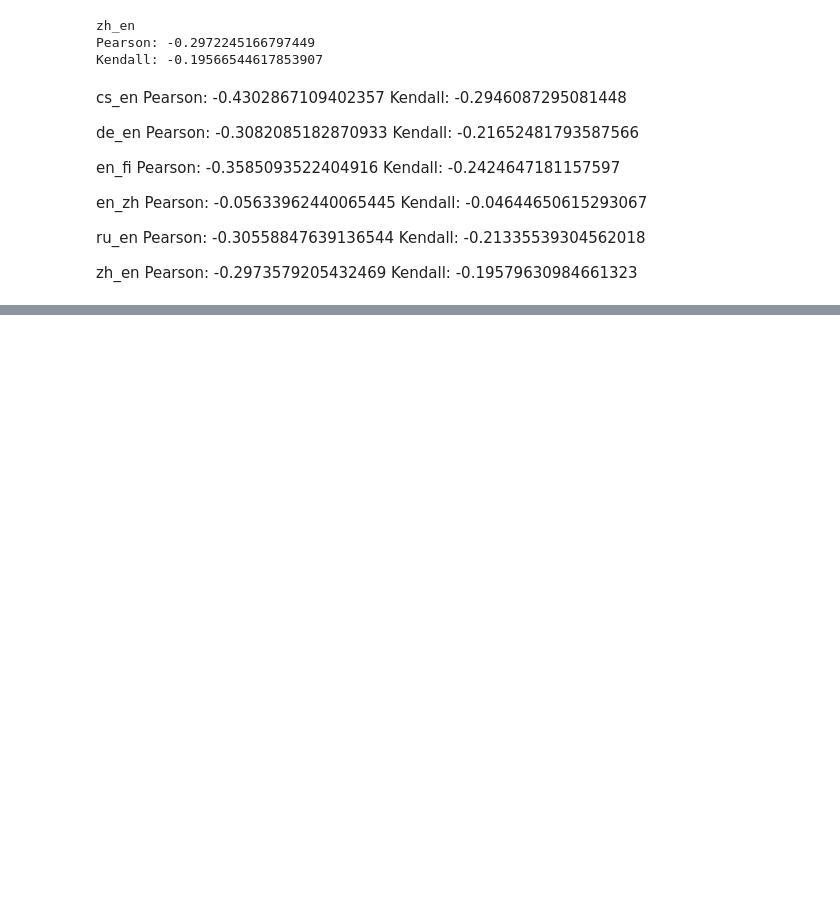
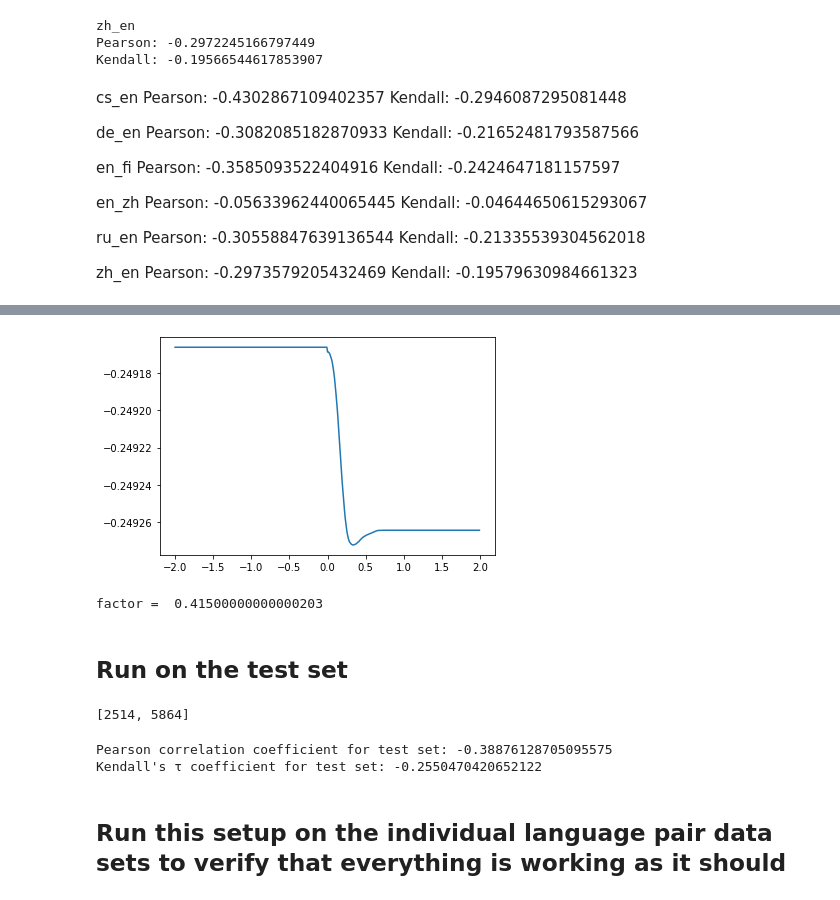
Before and after one commit to FranzMichaelFrank/Text_Mining_Group_Project, a Jupyter notebook: PM_2021-05-26_Embedding.ipynb, the cells around one changed output, grey strips where cells are left out. Cells and saved outputs as stored; diff of their text form; code cells hidden in the pictures; blank space fills up the shorter version.

```diff
--- a/PM_2021-05-26_Embedding.ipynb
+++ b/PM_2021-05-26_Embedding.ipynb
@@ -945,0 +924,27 @@ P, R, F1 = score(cands, refs, lang="en", verbose=True)
+# %%
+# Plot Kendall's τ coefficient dependign on the factor
+plot_opt(optim_range, Ks)
+# %% [output]
+[figure, added]
+# %%
+# Choose an adequate value in regards to both results above:
+factor = (opt_factor_p + opt_factor_k) / 2
+print('factor = ', factor)
+# %% [output]
+factor =  0.41500000000000203
+# %% [markdown]
+## Run on the test set
+# %%
+# Compute Word Mover's distances for our test set
+wmdistances_test = apply_wm_distance(tokenise_ref_and_trans(test))
+# %% [output]
+[2514, 5864]
+# %%
+pearson_test, kendall_test = compute_pearson_and_kendall(wmdistances_test, test, factor)
+print('Pearson correlation coefficient for test set:', pearson_test)
+print("Kendall's τ coefficient for test set:", kendall_test)
+# %% [output]
+Pearson correlation coefficient for test set: -0.38876128705095575
+Kendall's τ coefficient for test set: -0.2550470420652122
+# %% [markdown]
+## Run this setup on the individual language pair data sets to verify that everything is working as it should
```
Also changed, not shown: parts of 83 cells of this notebook.
